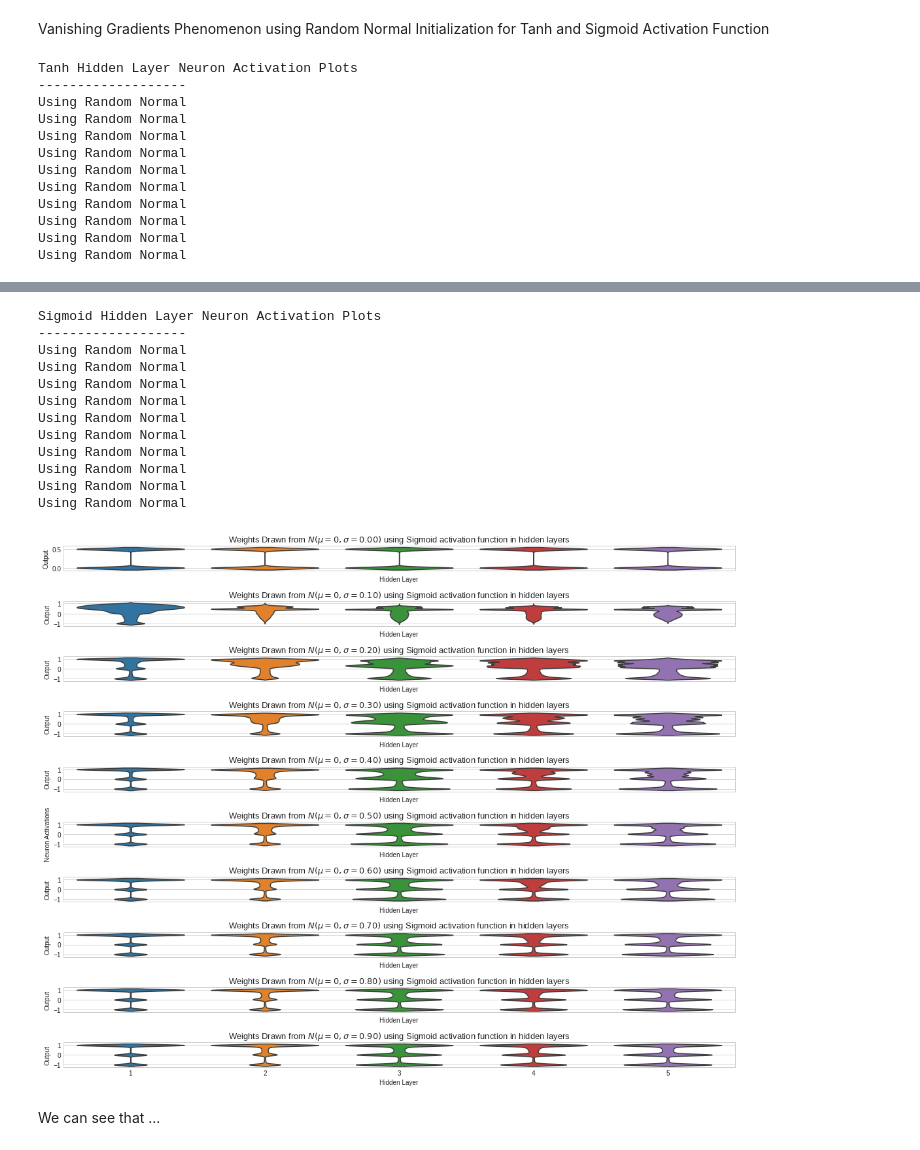
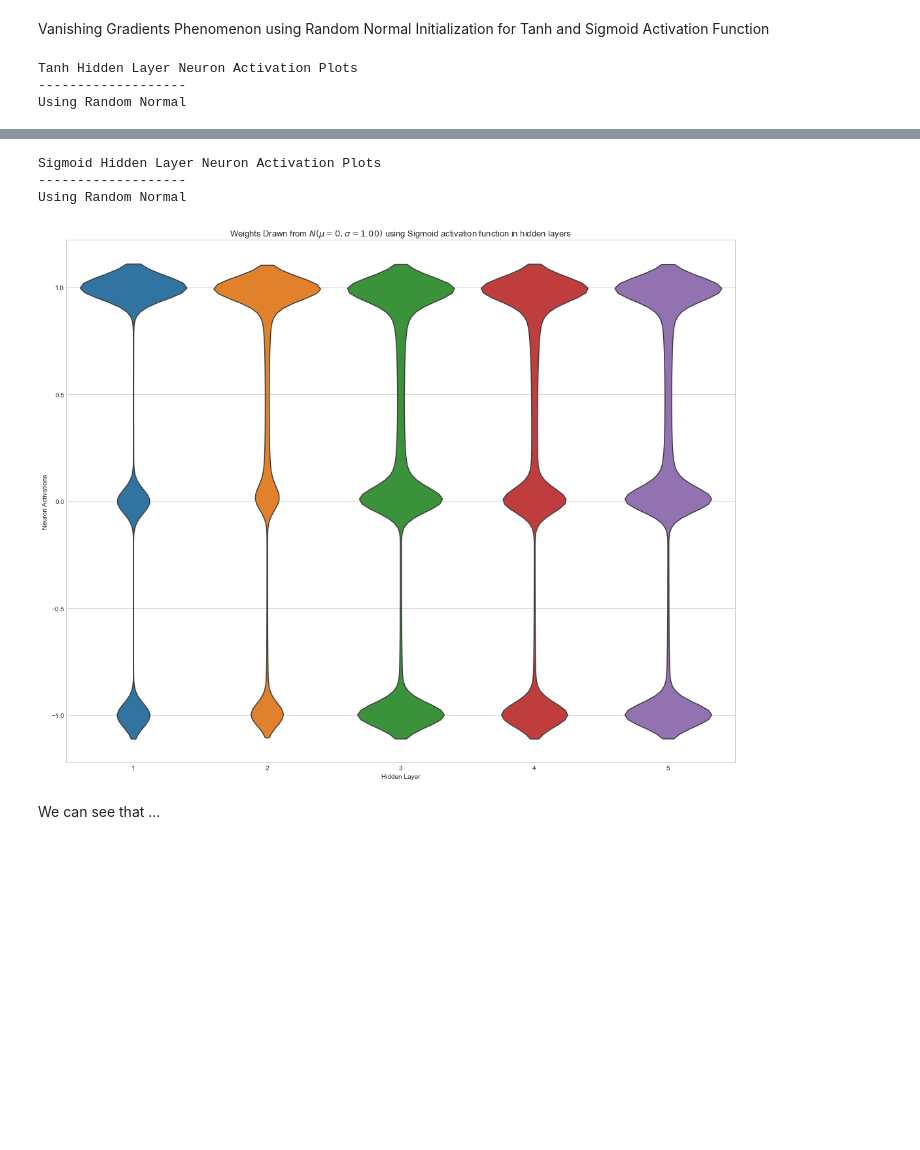
Before and after one commit to geraldzakwan/pract_dl_Fall_2020, a Jupyter notebook: Assignments/HW2/COMS6998_HW2_gd2551_Geraldi Dzakwan.ipynb, the cells around one changed output, grey strips where cells are left out. Drawn from its saved outputs; the diff is of its cells as text; code cells hidden in the pictures; blank space fills up the shorter version.

```diff
--- a/Assignments/HW2/COMS6998_HW2_gd2551_Geraldi Dzakwan.ipynb
+++ b/Assignments/HW2/COMS6998_HW2_gd2551_Geraldi Dzakwan.ipynb
@@ -454,21 +428,21 @@ def generate_mnist_data():
     n_train = 60000
     n_test = 10000
 
-    (x_train, y_train), (x_test, y_test) = mnist.load_data()
+    (X_train, y_train), (X_test, y_test) = mnist.load_data()
     n_classes = len(np.unique(y_test))
     data_dim = 28 * 28
 
-    x_train = x_train.reshape(60000, 784).astype('float32')[:n_train]
-    x_test = x_test.reshape(10000, 784).astype('float32')[:n_train]
-    x_train /= 255
-    x_test /= 255
+    X_train = X_train.reshape(60000, 784).astype('float32')[:n_train]
+    X_test = X_test.reshape(10000, 784).astype('float32')[:n_train]
+    X_train /= 255
+    X_test /= 255
 
     y_train = tensorflow.keras.utils.to_categorical(y_train, n_classes)
     y_test = tensorflow.keras.utils.to_categorical(y_test, n_classes)
 
-    return x_train, y_train, x_test, y_test, n_classes, data_dim
+    return X_train, y_train, X_test, y_test, n_classes, data_dim
 
-def train_model(params):
+def train_model(params, X):
     activation_data = []
 
     if params['kernel_init'] == 'random_normal':
@@ -496,7 +470,7 @@ def train_model(params):
 
     compile_model(model)
 
-    output_elts = get_activations(model, x_test)
+    output_elts = get_activations(model, X)
 
     n_layers = len(model.layers)
 
@@ -556,7 +530,7 @@ def plot_activations_glorot_and_he_normal(df, init, activation):
 Vanishing Gradients Phenomenon using Random Normal Initialization for Tanh and Sigmoid Activation Function
 # %%
 # Generate train and test data from MNIST
-x_train, y_train, x_test, y_test, n_classes, data_dim = generate_mnist_data()
+X_train, y_train, X_test, y_test, n_classes, data_dim = generate_mnist_data()
 
 # MLP Params in relation to the dataset
 params = {
@@ -573,7 +547,7 @@ params = {
 # each layer into a Pandas DataFrame.
 activation_data = []
 activations = ['Tanh', 'Sigmoid']
-sigmas = np.arange(0.0, 1.0, 0.1)
+sigmas = [1.0]
 
 for activation in activations:
     print(activation + ' Hidden Layer Neuron Activation Plots')
@@ -584,7 +558,7 @@ for activation in activations:
     for stddev in sigmas:
         params['stddev'] = stddev
 
-        for activation_datum in train_model(params):
+        for activation_datum in train_model(params, X_train):
             activation_data.append(activation_datum)
 
     df = pd.DataFrame(activation_data, columns=['Hidden Layer', 'Standard Deviation', 'Output'])
@@ -594,12 +568,3 @@ for activation in activations:
 Tanh Hidden Layer Neuron Activation Plots
 -------------------
 Using Random Normal
-Using Random Normal
-Using Random Normal
-Using Random Normal
-Using Random Normal
-Using Random Normal
-Using Random Normal
-Using Random Normal
-Using Random Normal
-Using Random Normal
@@ -607,16 +572,7 @@ Using Random Normal
 Sigmoid Hidden Layer Neuron Activation Plots
 -------------------
 Using Random Normal
-Using Random Normal
-Using Random Normal
-Using Random Normal
-Using Random Normal
-Using Random Normal
-Using Random Normal
-Using Random Normal
-Using Random Normal
-Using Random Normal
-[figure, old version]
+[figure, new version]
 # %% [markdown]
 We can see that ...
 # %% [markdown]
```
Also changed, not shown: parts of 22 cells of this notebook.
